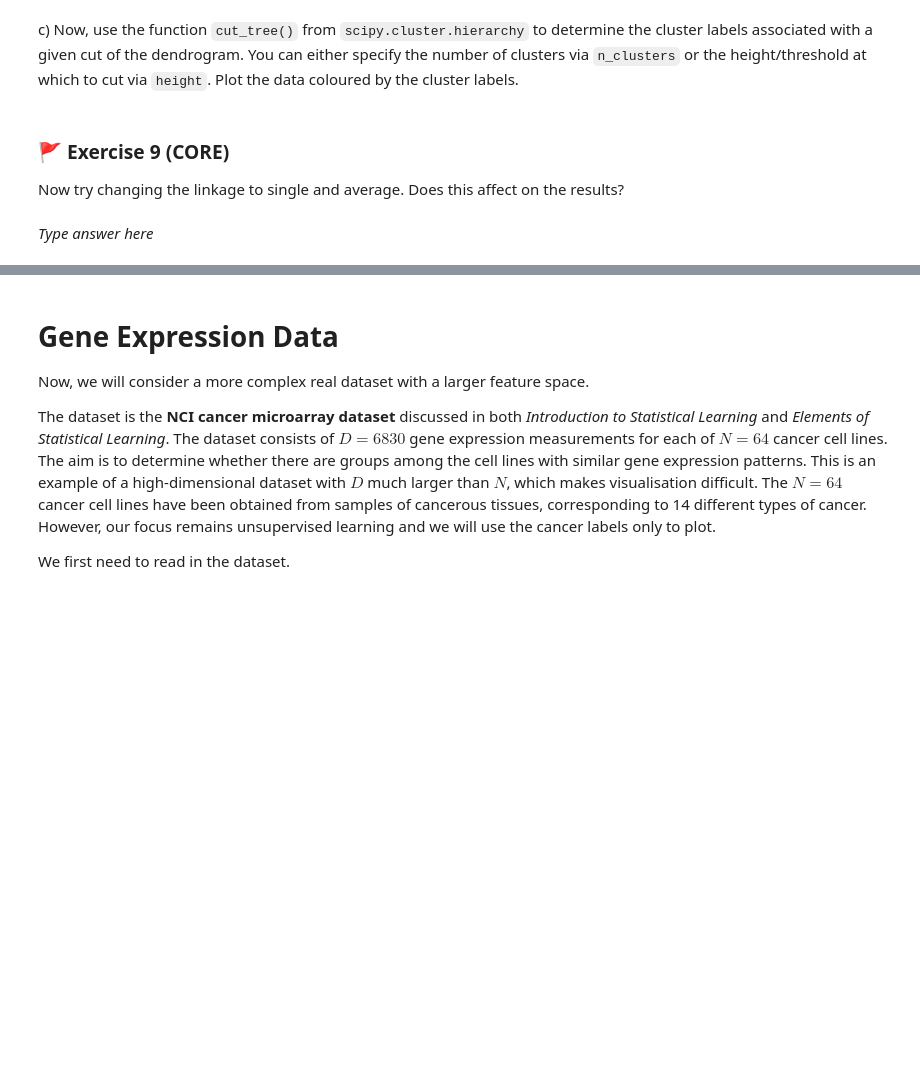
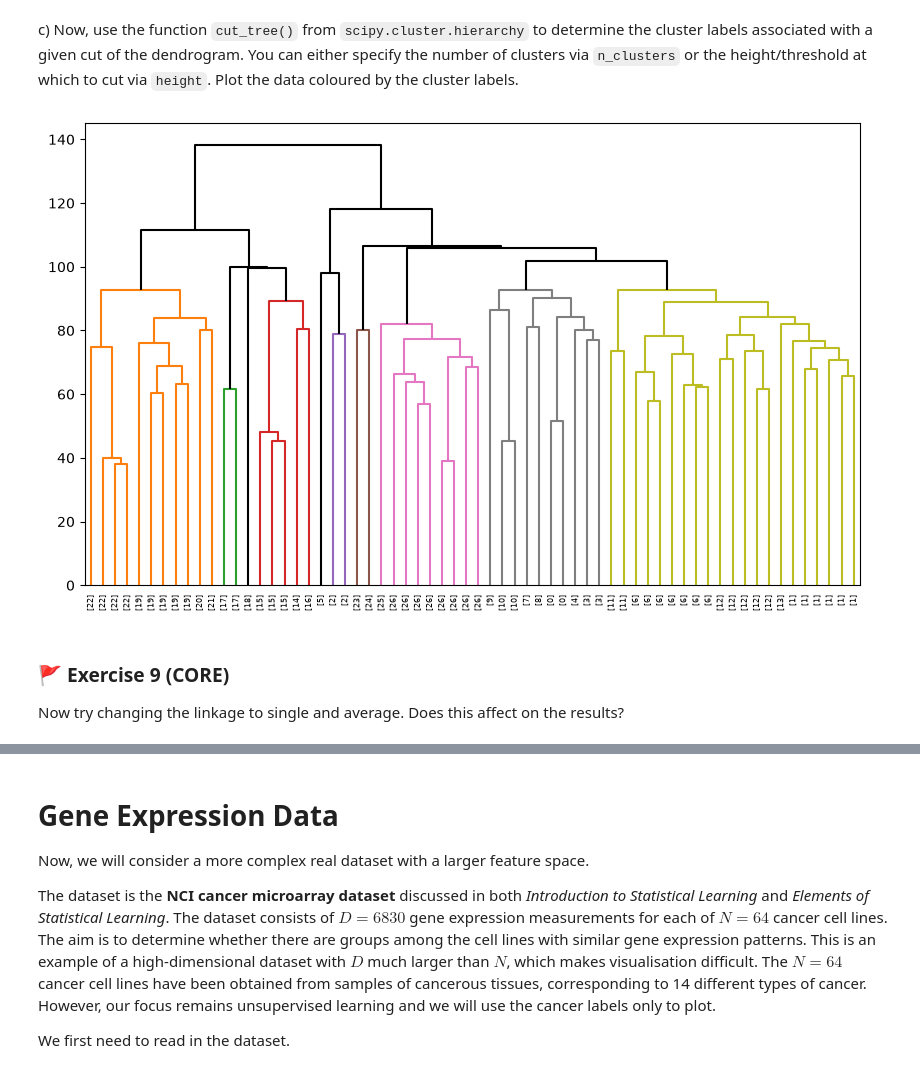
Before and after one commit to thomasvsinclair/ml-workshops, a Jupyter notebook: WS3/mlp_week03.ipynb, the cells around one changed output, grey strips where cells are left out. Saved outputs shown, nothing was run; the diff lists cells and outputs as text; code cells hidden in the pictures; blank space fills up the shorter version.

```diff
--- a/WS3/mlp_week03.ipynb
+++ b/WS3/mlp_week03.ipynb
@@ -452,6 +552,18 @@ _Type your answer here_
 c) Now, use the function `cut_tree()` from `scipy.cluster.hierarchy` to determine the cluster labels associated with a given cut of the dendrogram. You can either specify the number of clusters via `n_clusters` or the height/threshold at which to cut via `height`. Plot the data coloured by the cluster labels.
 # %%
 # Code for your aswer here: Cut the tree at a specified number of clusters
+
+
+
+cut_hc = hierarchy.cut_tree(hc_comp, height = 80)
+
+#print(cut_hc)
+
+fig, ax = plt.subplots(1, 1, figsize=(10,6))
+hierarchy.dendrogram(hc_comp, ax=ax, labels=cut_hc, above_threshold_color='black')
+plt.show()
+# %% [output]
+[figure, added]
 # %% [markdown]
 ### 🚩 Exercise 9 (CORE)
 
@@ -465,2 +570,0 @@ Now try changing the linkage to single and average. Does this affect on the resu
-# %% [markdown]
-_Type answer here_
```
Also changed, not shown: parts of 45 cells of this notebook.
